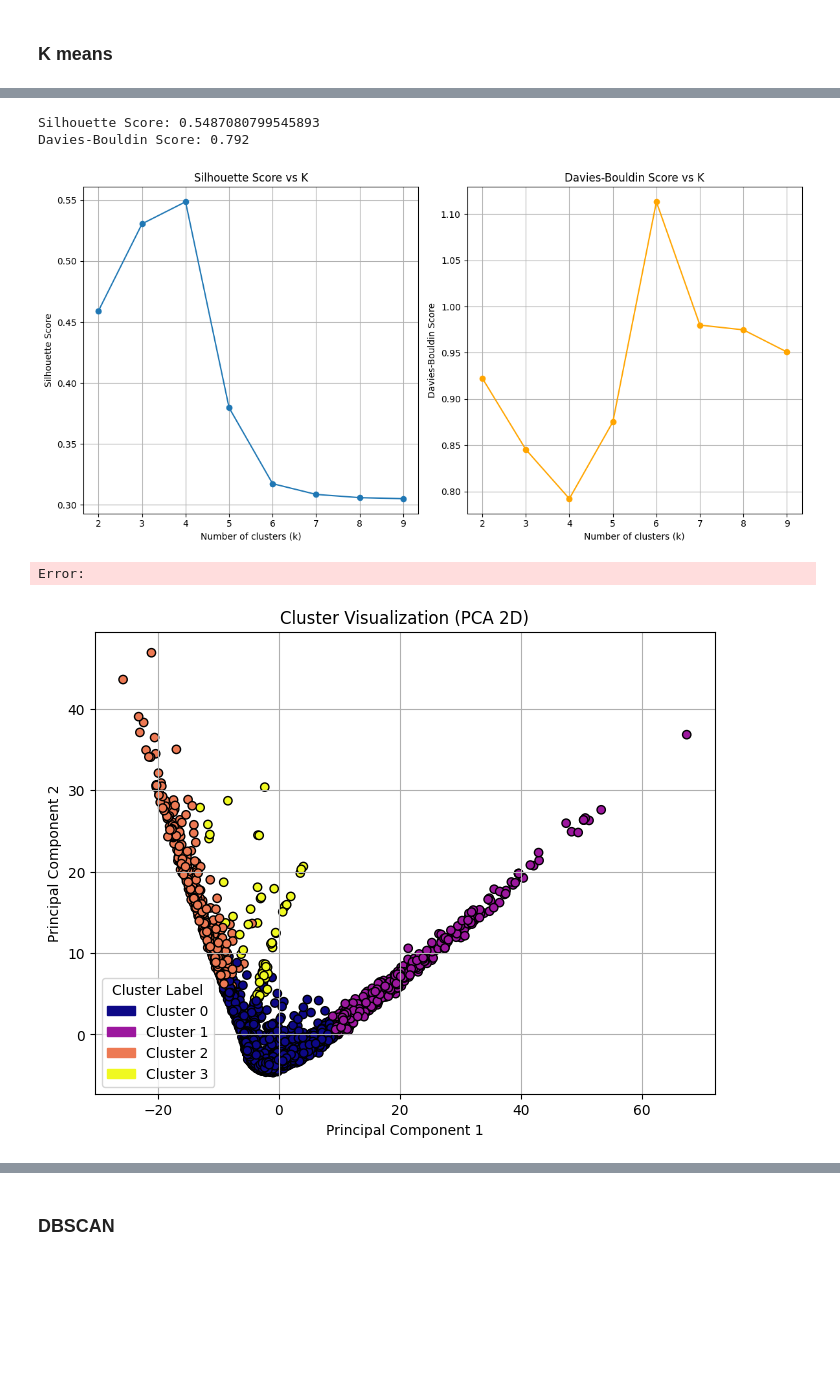
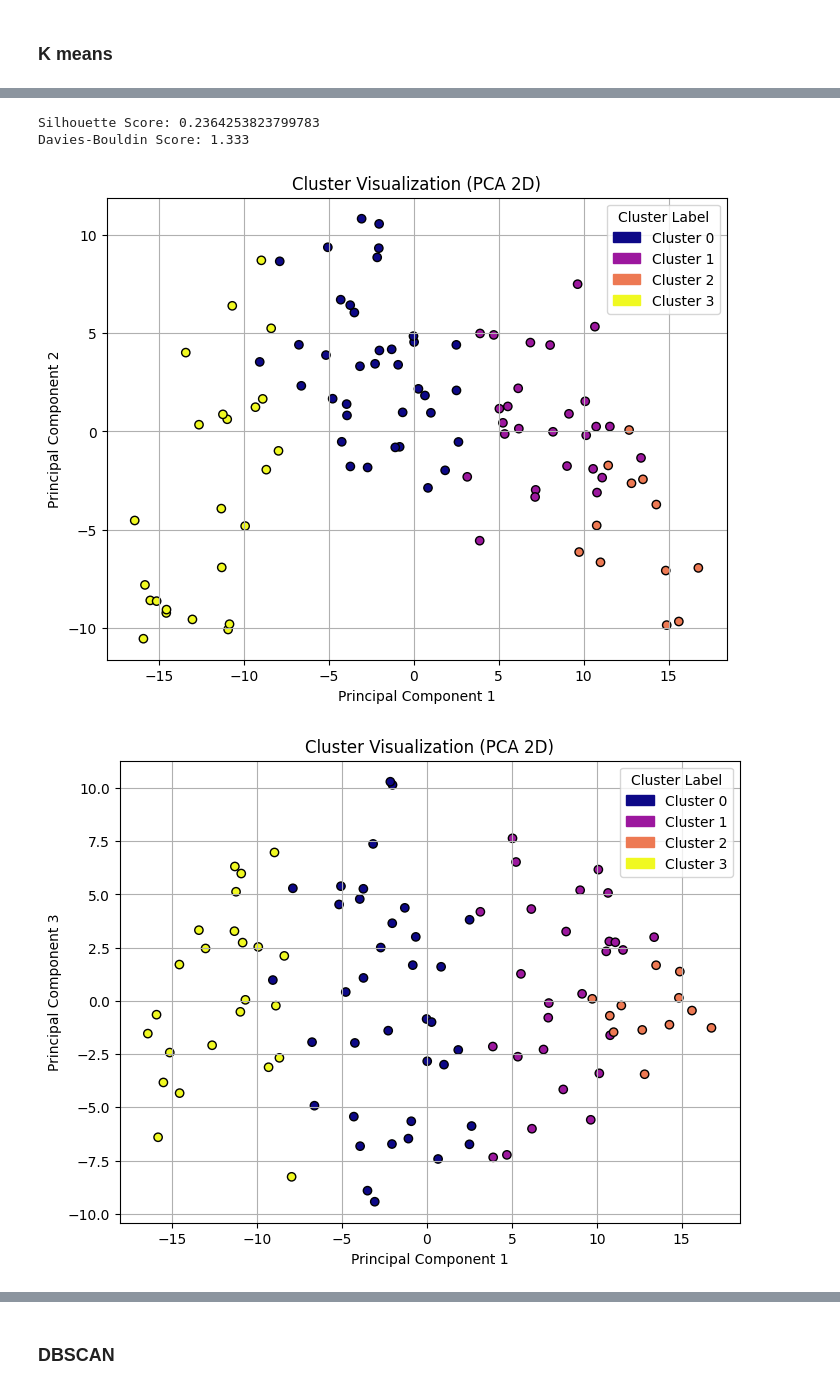
Before and after one commit to emolinaperez/looking_back_to_look_forward, a Jupyter notebook: results_analysis/time_series_clust.ipynb, the cells around one changed output, grey strips where cells are left out. Cells and saved outputs as stored; diff of their text form; code cells hidden in the pictures; blank space fills up the shorter version.

Commit message:
Update clustering notebooks

```diff
--- a/results_analysis/time_series_clust.ipynb
+++ b/results_analysis/time_series_clust.ipynb
@@ -29,7 +29,7 @@ root_dir = os.path.abspath(os.path.join(script_dir, os.pardir))
 tableu_dir = os.path.join(root_dir, 'tableau')
 porcessed_data_dir = os.path.join(script_dir, 'processed_data')
 # %%
-output_df = pd.read_csv(os.path.join(tableu_dir, 'bardis_ensemble_python_ver_5000.csv'))
+output_df = pd.read_csv(os.path.join(tableu_dir, 'bardis_ensemble_python_ver_100.csv'))
 output_df
 # %% [output]
 |  | Resources | Economy | Bureaucracy | Pollution | time | run_id |
@@ -382,61 +427,17 @@ print("Silhouette Score:", sil_score)
 dbi = davies_bouldin_score(df_pca, clusters_kmeans)
 print(f"Davies-Bouldin Score: {dbi:.3f}")
 # %% [output]
-Silhouette Score: 0.5487080799545893
-Davies-Bouldin Score: 0.792
+Silhouette Score: 0.2364253823799783
+Davies-Bouldin Score: 1.333
-# %%
-# Define the range of k (number of clusters) to test
-k_values = range(2, 10)
-
-results = []
-
-for k in k_values:
-    kmeans = KMeans(n_clusters=k, random_state=42, n_init="auto")
-    labels = kmeans.fit_predict(df_pca)
-
-    # Evaluate scores
-    silhouette = silhouette_score(df_pca, labels)
-    dbi = davies_bouldin_score(df_pca, labels)
-
-    results.append({
-        "k": k,
-        "silhouette_score": silhouette,
-        "davies_bouldin": dbi
-    })
-
-# Convert to DataFrame
-results_df = pd.DataFrame(results)
-
-# Plotting
-plt.figure(figsize=(12, 6))
-
-plt.subplot(1, 2, 1)
-plt.plot(results_df["k"], results_df["silhouette_score"], marker='o')
-plt.title("Silhouette Score vs K")
-plt.xlabel("Number of clusters (k)")
-plt.ylabel("Silhouette Score")
-plt.grid(True)
-
-plt.subplot(1, 2, 2)
-plt.plot(results_df["k"], results_df["davies_bouldin"], marker='o', color='orange')
-plt.title("Davies-Bouldin Score vs K")
-plt.xlabel("Number of clusters (k)")
-plt.ylabel("Davies-Bouldin Score")
-plt.grid(True)
-
-plt.tight_layout()
-plt.show()
-# %% [output]
-[figure, removed]
-Error:
 # %%
 # Plot KMeans clusters from different PCA components
 
 plot_clusters(df_pca, clusters_kmeans)
-# plot_clusters(df_pca, clusters_kmeans, 0, 2)
-# plot_clusters(df_pca, clusters_kmeans, 0, 3)
-# plot_clusters(df_pca, clusters_kmeans, 0 ,4)
-# plot_clusters(df_pca, clusters_kmeans, 1 ,2)
-# plot_clusters(df_pca, clusters_kmeans, 0, 1, 2)
+plot_clusters(df_pca, clusters_kmeans, 0, 2)
+plot_clusters(df_pca, clusters_kmeans, 0, 3)
+plot_clusters(df_pca, clusters_kmeans, 0 ,4)
+plot_clusters(df_pca, clusters_kmeans, 1 ,2)
+plot_clusters(df_pca, clusters_kmeans, 0, 1, 2)
 # %% [output]
-[figure, old version]
+[figure, new version]
+[figure, added]
```
Also changed, not shown: parts of 29 cells of this notebook.
